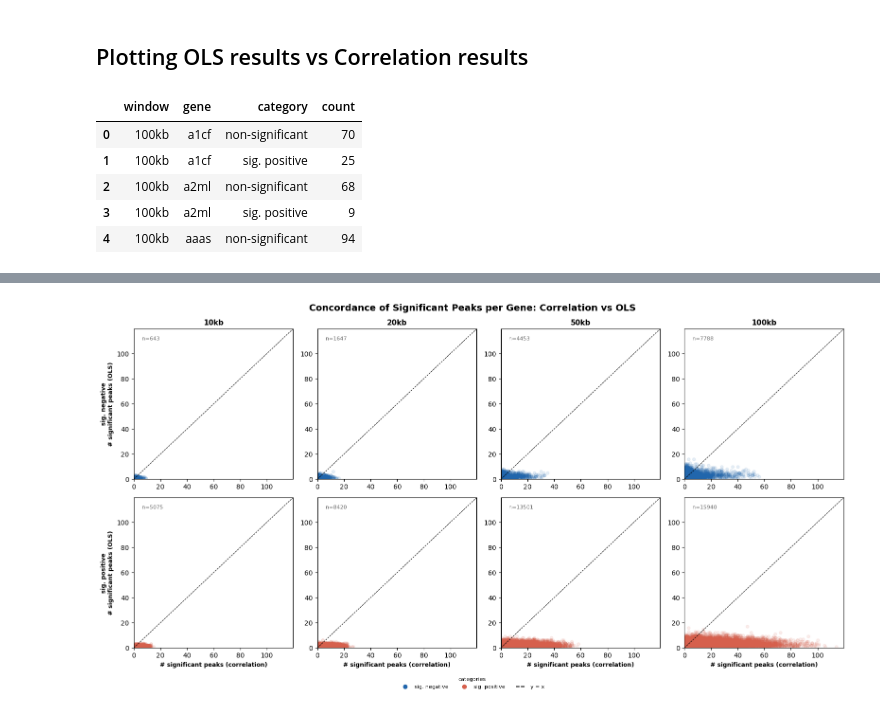
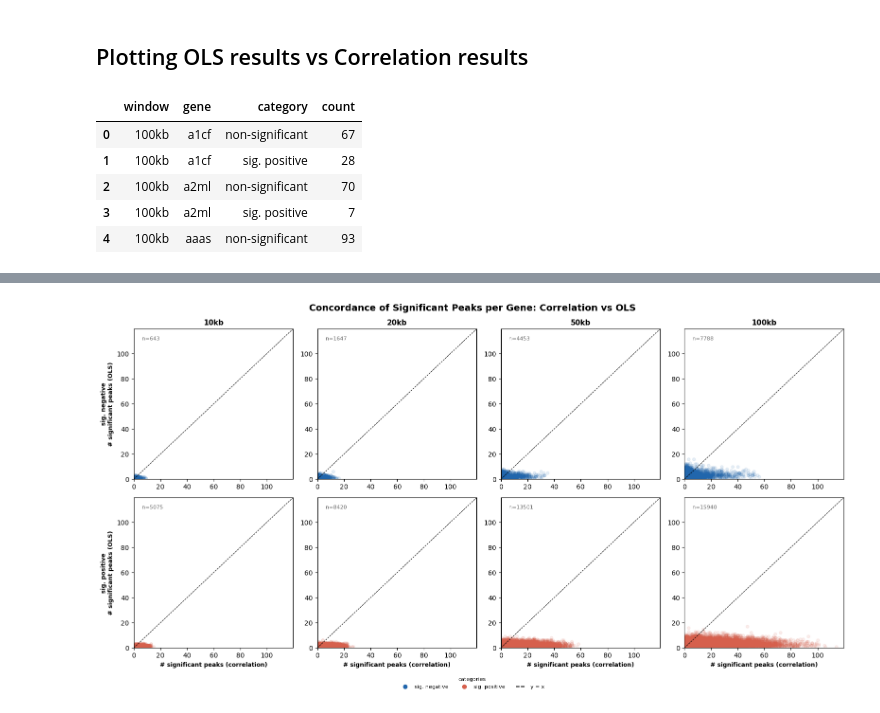
Before and after one commit to smin07/BA, a Jupyter notebook: notebooks/RNA_ATAC_ols_lm_ct_time.ipynb, the cells around one changed output, grey strips where cells are left out. Drawn from its saved outputs; the diff is of its cells as text; code cells hidden in the pictures.

```diff
--- a/notebooks/RNA_ATAC_ols_lm_ct_time.ipynb
+++ b/notebooks/RNA_ATAC_ols_lm_ct_time.ipynb
@@ -270,0 +510,4 @@ agg_ols_all_df.head()
+# %%
+#counting the number of significant peaks per gene and category across windows for both positive and negative windows
+significant_peaks_count = agg_ols_all_df_combined.groupby(["window","category", "direction", "count"]).size().reset_index(name="total_genes")
+significant_peaks_count.head()
@@ -270,0 +562,10 @@ agg_ols_all_df.head()
+# %%
+#calculate the fraction of total_genes within one category and window by dividing the total_genes by the total number of unique genes in that window and category across both directions
+significant_peaks_count["fraction"] = (
+    significant_peaks_count["total_genes"]
+    / significant_peaks_count.groupby(
+        ["window", "window_order", "category"]
+    )["total_genes"].transform("sum")
+)
+
+significant_peaks_count.head()
@@ -270,0 +579,7 @@ agg_ols_all_df.head()
+# %%
+#Add window_label column for 5kb window it should be labled TSS+5kb, for 10kb it should be TSS+10kb and so on for all windows if the direction is pos, if direction is neg, it should be labeled TSS-5kb for 5kb window, TSS+10kb for 10kb window and so on for all windows
+significant_peaks_count["window_label"] = significant_peaks_count.apply(
+    lambda row: f"TSS+{row['window']}" if row["direction"] == "pos" else f"TSS-{row['window']}",
+    axis=1
+)
+significant_peaks_count.head()
@@ -270,0 +593,4 @@ agg_ols_all_df.head()
+# %%
+#sort the dataframe by the window_order column to ensure the windows are in the correct order for visualization
+significant_peaks_count = significant_peaks_count.sort_values("window_order")
+significant_peaks_count.head()
@@ -652,35 +1467,37 @@ KeyError: '30kb'
 ## Plotting OLS results vs Correlation results
 # %%
 #read in the results from correlation analysis, then aggregate
-cor_res_df = pd.read_csv("/home/fgsasse_lrs_1/Downloads/BA/BA_data/Correlations/Results/gene_peak_correlation_ct_time_results.csv")
-cor_res_df.head()
+import pandas as pd
+
+cor_res_100kb = pd.read_csv("/home/fgsasse_lrs_1/Downloads/BA/BA_data/Correlations/Results/gene_peak_correlation_ct_time_100kb_results.csv")
+cor_res_100kb.head()
 
 # classify every peak–gene pair into one of three categories
 def classify_pair(row):
     if row["padj"] <= 0.05 and row["correlation"] < 0:
         return "sig. negative"
     elif row["padj"] <= 0.05 and row["correlation"] > 0:
         return "sig. positive"
     else:
         return "non-significant"
 
-cor_res_df["category"] = cor_res_df.apply(classify_pair, axis=1)
+cor_res_100kb["category"] = cor_res_100kb.apply(classify_pair, axis=1)
 
 #aggregate the number of significant peaks per gene and category
-agg_cor_all_windows_df = (
-    cor_res_df
+agg_cor_100kb_df = (
+    cor_res_100kb
     .dropna(subset=["correlation", "padj", "category"])
     .groupby(["window", "gene", "category"])
     .size()
     .reset_index(name="count")
 )
-agg_cor_all_windows_df.head()
+agg_cor_100kb_df.head()
 # %% [output]
 |  | window | gene | category | count |
-| 0 | 100kb | a1cf | non-significant | 70 |
-| 1 | 100kb | a1cf | sig. positive | 25 |
-| 2 | 100kb | a2ml | non-significant | 68 |
-| 3 | 100kb | a2ml | sig. positive | 9 |
-| 4 | 100kb | aaas | non-significant | 94 |
+| 0 | 100kb | a1cf | non-significant | 67 |
+| 1 | 100kb | a1cf | sig. positive | 28 |
+| 2 | 100kb | a2ml | non-significant | 70 |
+| 3 | 100kb | a2ml | sig. positive | 7 |
+| 4 | 100kb | aaas | non-significant | 93 |
 # %%
 #read in the saved all_ols_dfs dataframe to confirm it was saved correctly
```
Also changed, not shown: parts of 65 cells of this notebook, 6 other files.
